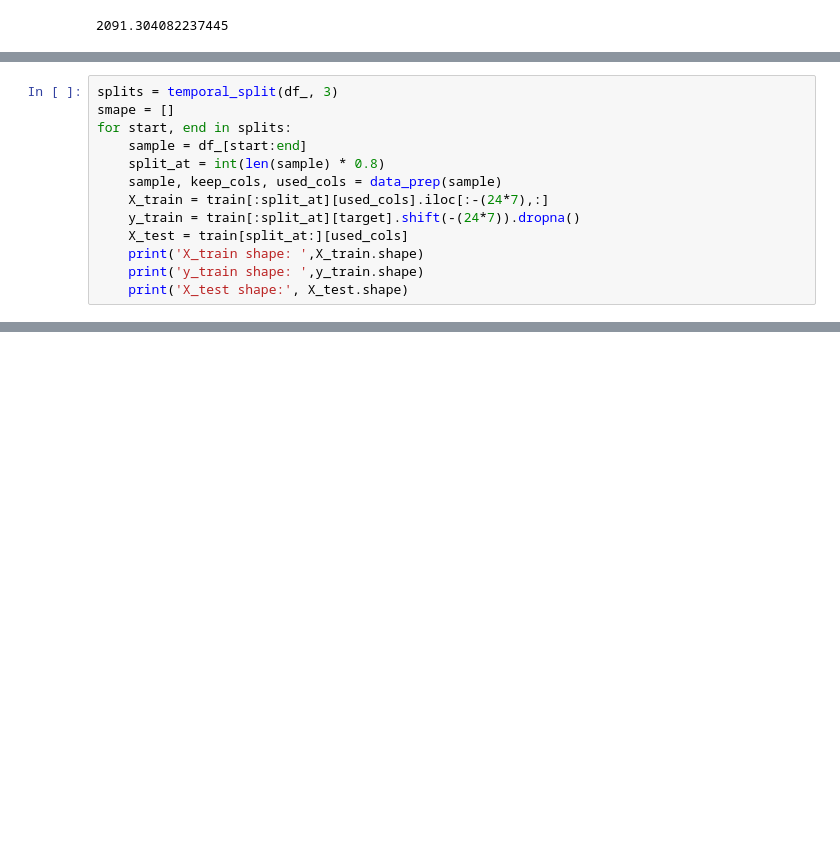
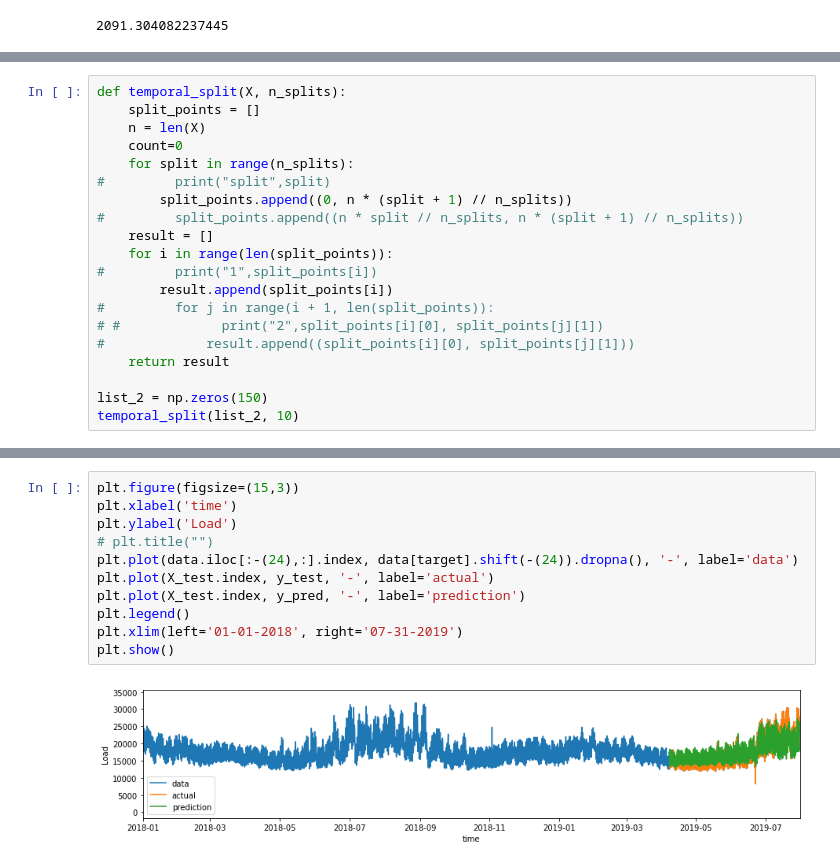
Before and after one commit to dmart49/nyiso_project, a Jupyter notebook: xgboost.ipynb, the cells around one changed output, grey strips where cells are left out. Drawn from its saved outputs; the diff is of its cells as text; blank space fills up the shorter version.

```diff
--- a/xgboost.ipynb
+++ b/xgboost.ipynb
@@ -415,0 +403,20 @@ tscv = TimeSeriesSplit(n_splits=5)
+# %%
+def temporal_split(X, n_splits):
+    split_points = []
+    n = len(X)
+    count=0
+    for split in range(n_splits):
+#         print("split",split)
+        split_points.append((0, n * (split + 1) // n_splits))
+#         split_points.append((n * split // n_splits, n * (split + 1) // n_splits))
+    result = []
+    for i in range(len(split_points)):
+#         print("1",split_points[i])
+        result.append(split_points[i])
+#         for j in range(i + 1, len(split_points)):
+# #             print("2",split_points[i][0], split_points[j][1])
+#             result.append((split_points[i][0], split_points[j][1]))
+    return result
+
+list_2 = np.zeros(150)
+temporal_split(list_2, 10)
@@ -463,13 +496,0 @@ def temporal_split(X, n_splits):
-# %%
-splits = temporal_split(df_, 3)
-smape = []
-for start, end in splits:
-    sample = df_[start:end]
-    split_at = int(len(sample) * 0.8)
-    sample, keep_cols, used_cols = data_prep(sample)
-    X_train = train[:split_at][used_cols].iloc[:-(24*7),:]
-    y_train = train[:split_at][target].shift(-(24*7)).dropna()
-    X_test = train[split_at:][used_cols]
-    print('X_train shape: ',X_train.shape)
-    print('y_train shape: ',y_train.shape)
-    print('X_test shape:', X_test.shape)
@@ -502,0 +508,13 @@ y_test.shape
+# %%
+plt.figure(figsize=(15,3))
+plt.xlabel('time')
+plt.ylabel('Load')
+# plt.title("")
+plt.plot(data.iloc[:-(24),:].index, data[target].shift(-(24)).dropna(), '-', label='data')
+plt.plot(X_test.index, y_test, '-', label='actual')
+plt.plot(X_test.index, y_pred, '-', label='prediction')
+plt.legend()
+plt.xlim(left='01-01-2018', right='07-31-2019')
+plt.show()
+# %% [output]
+[figure, added]
```
Also changed, not shown: parts of 26 cells of this notebook.
